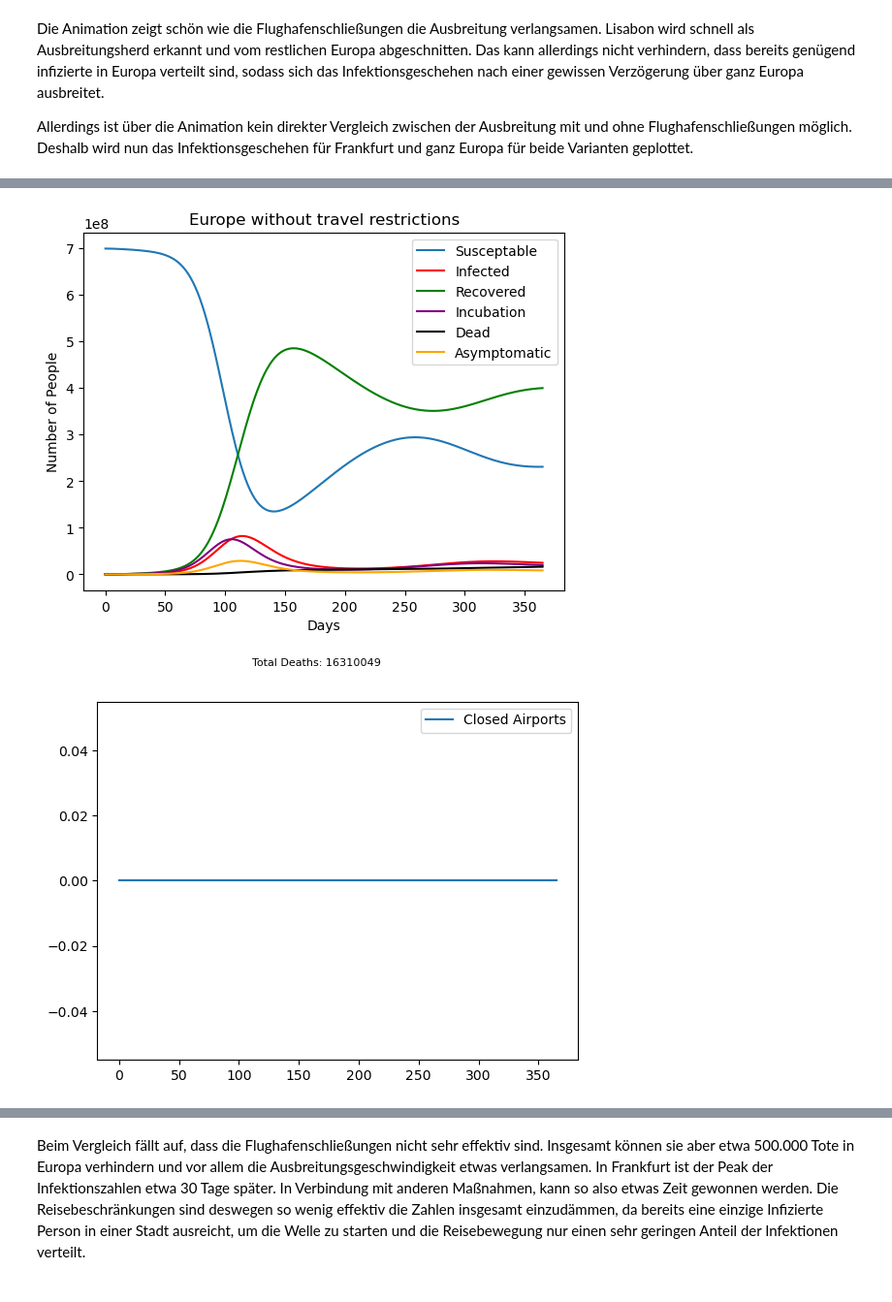
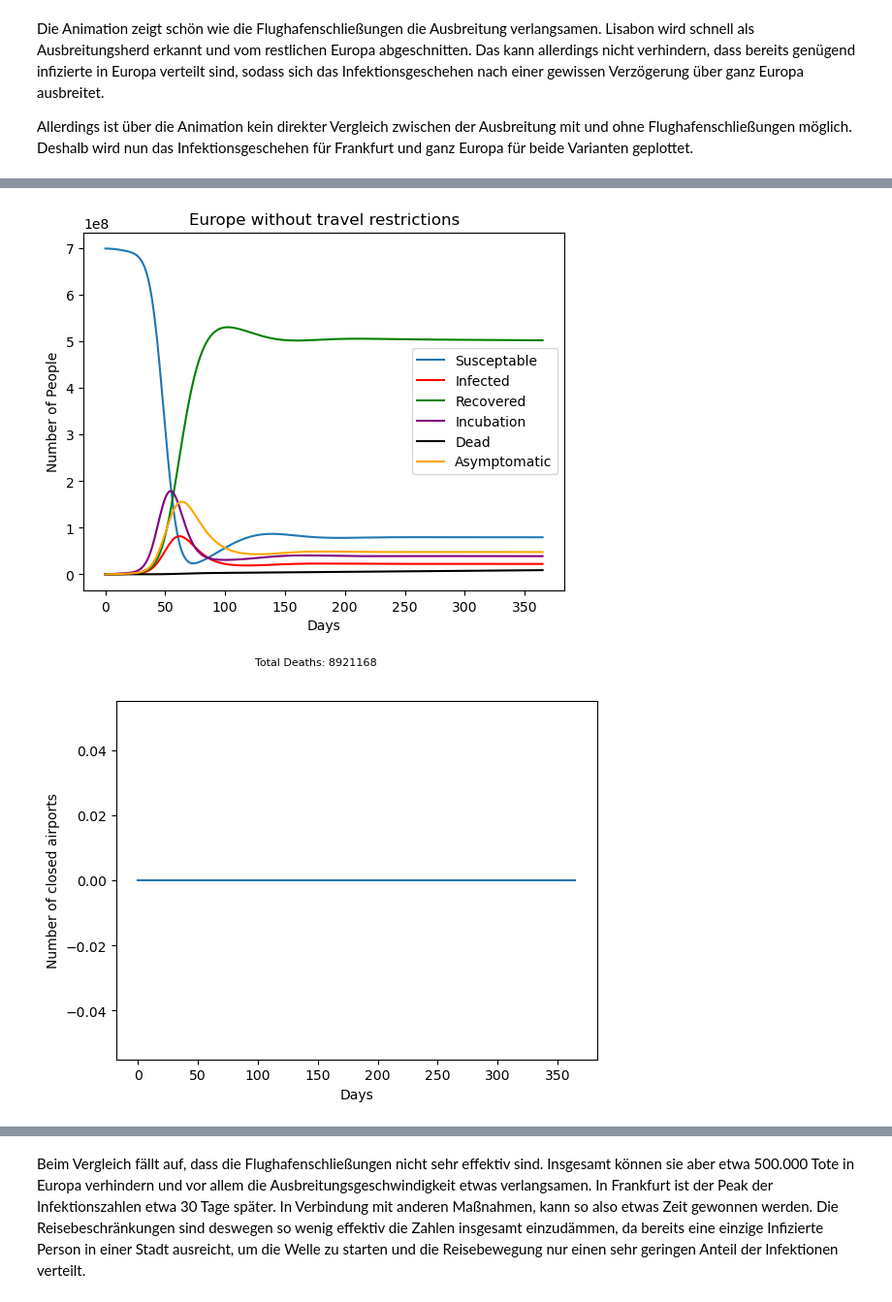
Before and after one commit to LoloSpirit/PlagueInc, a Jupyter notebook: Ausarbeitung_Projekt.ipynb, the cells around one changed output, grey strips where cells are left out. Shown at 97% size. Drawn from its saved outputs; the diff is of its cells as text; code cells hidden in the pictures.

```diff
--- a/Ausarbeitung_Projekt.ipynb
+++ b/Ausarbeitung_Projekt.ipynb
@@ -196,8 +196,11 @@ def plot_global_values (title, t, values):
     if n == 7:
         S, Z, A, I, D, R, C = zip(*global_values)
         plot_SIR(f"{title}", t, S, I, R, Z, D, a=A)
-        plt.plot(t,C, label='Closed Airports')
-        plt.legend()
+        if (max(C) == 0):
+            return
+        plt.plot(t,C)
+        plt.xlabel('Days')
+        plt.ylabel('Number of closed airports')
         plt.show()
 # %% [markdown]
 ## 3.2 Diffusionsmodell
@@ -1390,7 +1393,7 @@ plot_SIR(f"SZAIDR - Barcelona", t, s, i, r, z, d, total, a, values={r'\beta': be
 # %% [markdown]
 Anschließend werden auch alle anderen Funktionen erweitert, um das Modell durch ganz Europa laufen lassen zu können.
 # %%
-def calculate_travel_exp_restrictions (ci : ExpCity, ds, dz, da, di, dr, restr = False):
+def calculate_travel_exp_restrictions (ci : ExpCity, ds, dz, da, di, dr):
     # Calculate a travel step for given city
     sumS = 0
     sumZ = 0
@@ -1400,7 +1403,7 @@ def calculate_travel_exp_restrictions (ci : ExpCity, ds, dz, da, di, dr, restr =
 
     deg_i = 0
 
-    if ci.airport_closed & restr:
+    if ci.airport_closed:
         return 0,0,0,0,0
 
     # Build sum over all connected cities
@@ -1411,7 +1414,7 @@ def calculate_travel_exp_restrictions (ci : ExpCity, ds, dz, da, di, dr, restr =
         iata = routes_matrix.index[i]
         cj = cities_exp[iata]
 
-        if cj.airport_closed & restr:
+        if cj.airport_closed:
             continue
 
         n = ci.population / cj.population
@@ -1428,7 +1431,7 @@ def calculate_travel_exp_restrictions (ci : ExpCity, ds, dz, da, di, dr, restr =
         deg_i = 1
     return (ds * sumS / deg_i, dz * sumZ / deg_i, da * sumA / deg_i, di * sumI / deg_i, dr * sumR / deg_i)
 # %%
-def combined_simulation_exp_restrictions (beta, gamma, lambda_0, kappa, mu, sigma, upsilon, ds, dz, da, di, dr, days, close_p, open_p, restr):
+def combined_simulation_exp_restrictions (beta, gamma, lambda_0, kappa, mu, sigma, upsilon, ds, dz, da, di, dr, days, close_p, open_p):
 
     SZAIDRC_values = {}
     num_cases = {}
@@ -1450,7 +1453,7 @@ def combined_simulation_exp_restrictions (beta, gamma, lambda_0, kappa, mu, sigm
 
         # travel diffusion - don't apply it yet
         for c in cities_exp.values():
-            diff_S, diff_Z, diff_A, diff_I, diff_R = calculate_travel_exp_restrictions(c, ds, dz, da, di, dr, restr)
+            diff_S, diff_Z, diff_A, diff_I, diff_R = calculate_travel_exp_restrictions(c, ds, dz, da, di, dr)
             temp_values[c.IATA]=(c.S + diff_S,c.Z + diff_Z, c.A + diff_A, c.I + diff_I, c.D, c.R + diff_R, c.airport_closed)
         # apply the values
         for c in cities_exp.values():
@@ -1526,14 +1532,14 @@ city = cities_exp['LIS']
 city.infect_percent(.1)
 days = 365
 gamma = 0.1
-t, SZAIDR_values = combined_simulation_exp_restrictions(beta, gamma, lambda_0, kappa, mu, sigma, upsilon, 0.01, 0.01, 0.01, 0.01, 0.01, days, 2, 2, False)
-S, Z, A, I, D, R, Closed = zip(*SZIDR_values['FRA'])
+t, SZAIDRC_values_no_res = combined_simulation_exp_restrictions(beta, gamma, lambda_0, kappa, mu, sigma, upsilon, 0.01, 0.01, 0.01, 0.01, 0.01, days, 2, 2)
+S, Z, A, I, D, R, Closed = zip(*SZAIDRC_values_no_res['FRA'])
 plot_SIR(f"Frankfurt without restrictions", t, S, I, R, Z, D)
 
 cure_humanity_exp()
 city = cities_exp['LIS']
 city.infect_percent(.1)
-t, SZAIDRC_values = combined_simulation_exp_restrictions(beta, gamma, lambda_0, kappa, mu, sigma, upsilon, 0.01, 0.01, 0.01, 0.01, 0.01, days, .05, .02, True)
+t, SZAIDRC_values = combined_simulation_exp_restrictions(beta, gamma, lambda_0, kappa, mu, sigma, upsilon, 0.01, 0.01, 0.01, 0.01, 0.01, days, .05, .02)
 S, Z, A, I, D, R, Closed = zip(*SZAIDRC_values['FRA'])
 plot_SIR(f"Frankfurt with travel restrictions", t, S, I, R, Z, D, a=A, open=0.05 * city.population, close=0.1 * city.population)
 plt.close()
@@ -1543,6 +1549,6 @@ plt.close()
 # %%
-plot_global_values("Europe without travel restrictions", t, SZAIDR_values)
+plot_global_values("Europe without travel restrictions", t, SZAIDRC_values_no_res)
 plot_global_values("Europe with travel restrictions", t, SZAIDRC_values)
 # %% [output]
-[figure, old version]
+[figure, new version]
-[figure, old version]
+[figure, new version]
```
Also changed, not shown: parts of 11 cells of this notebook, 6 other files.
